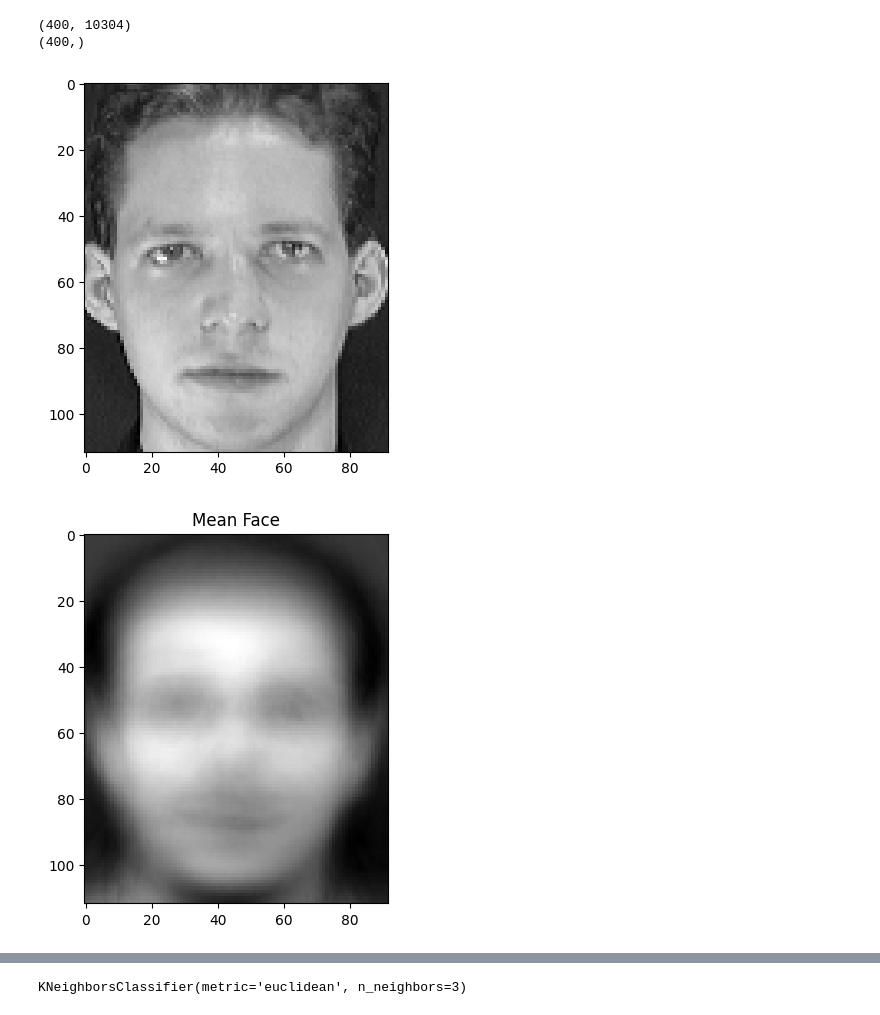
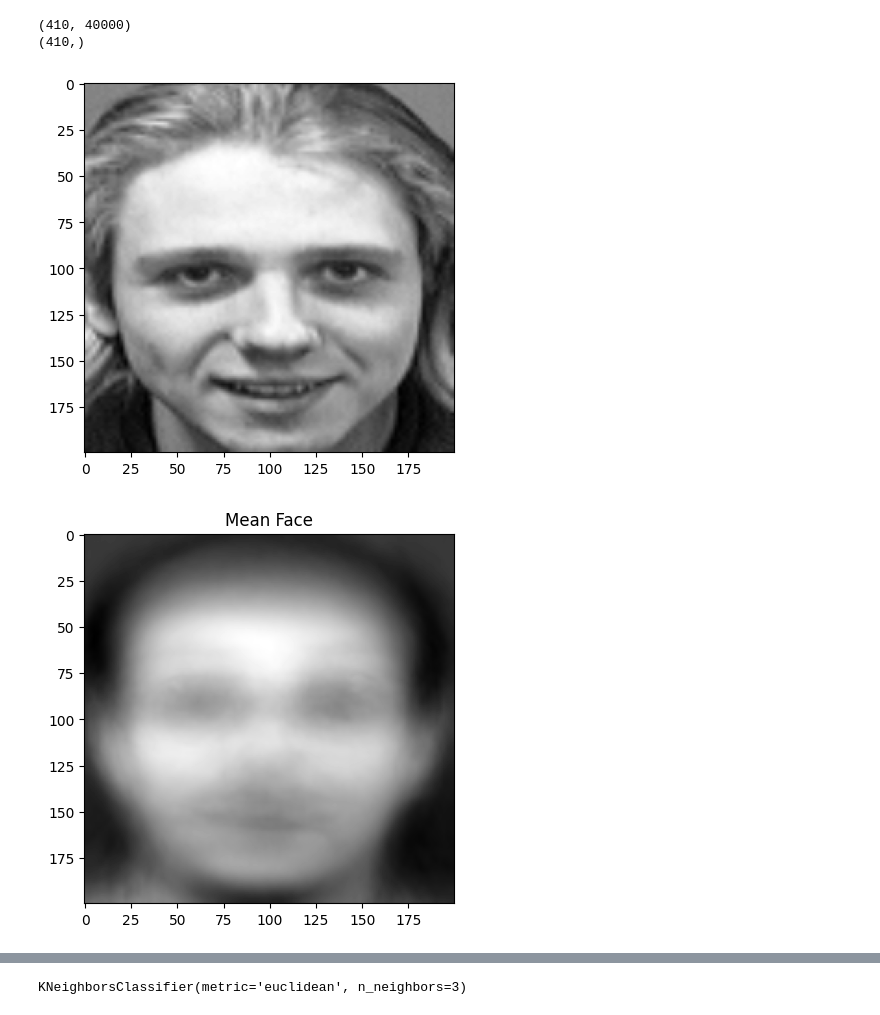
Before and after one commit to PranavSharma26/Realtime-Face-Recognition, a Jupyter notebook: training.ipynb, the cells around one changed output, grey strips where cells are left out. Saved outputs shown, nothing was run; the diff lists cells and outputs as text; code cells hidden in the pictures.

Commit message:
input image size changed, minor changes in model

```diff
--- a/training.ipynb
+++ b/training.ipynb
@@ -8,10 +8,13 @@ from sklearn.model_selection import train_test_split
 from sklearn.neighbors import KNeighborsClassifier
 from sklearn.metrics import accuracy_score, confusion_matrix, classification_report
 # %%
-path="Dataset"
+path="RealtimeDataset"
 X=[]
 y=[]
 person_names=[]
+# %%
+height=200
+width=200
 # %%
 for person in os.listdir(path):
     person_path=os.path.join(path,person)
@@ -24,29 +27,31 @@ for person in os.listdir(path):
             img=cv2.imread(img_path,cv2.IMREAD_GRAYSCALE)
 
             if(img is not None):
+                img=cv2.resize(img,(200,200))
                 img_flatten = img.flatten()
                 X.append(img_flatten)
                 y.append(person)
+
 X=np.array(X)
 y=np.array(y)
 # %%
 print(X.shape)
 print(y.shape)
 # %% [output]
-(400, 10304)
-(400,)
+(410, 40000)
+(410,)
 # %%
-plt.imshow(X[0].reshape(112,92), cmap="gray")
+plt.imshow(X[45].reshape(height,width), cmap="gray")
 plt.show()
 # %% [output]
-[figure, old version]
+[figure, new version]
 # %%
 mean_face=np.mean(X,axis=0)
 X_centered = X - mean_face
 # %%
-plt.imshow(mean_face.reshape(112,92), cmap="gray")
+plt.imshow(mean_face.reshape(height,width), cmap="gray")
 plt.title("Mean Face")
 plt.show()
 # %% [output]
-[figure, old version]
+[figure, new version]
 # %%
```
Also changed, not shown: parts of 5 cells of this notebook, 3 other files.
